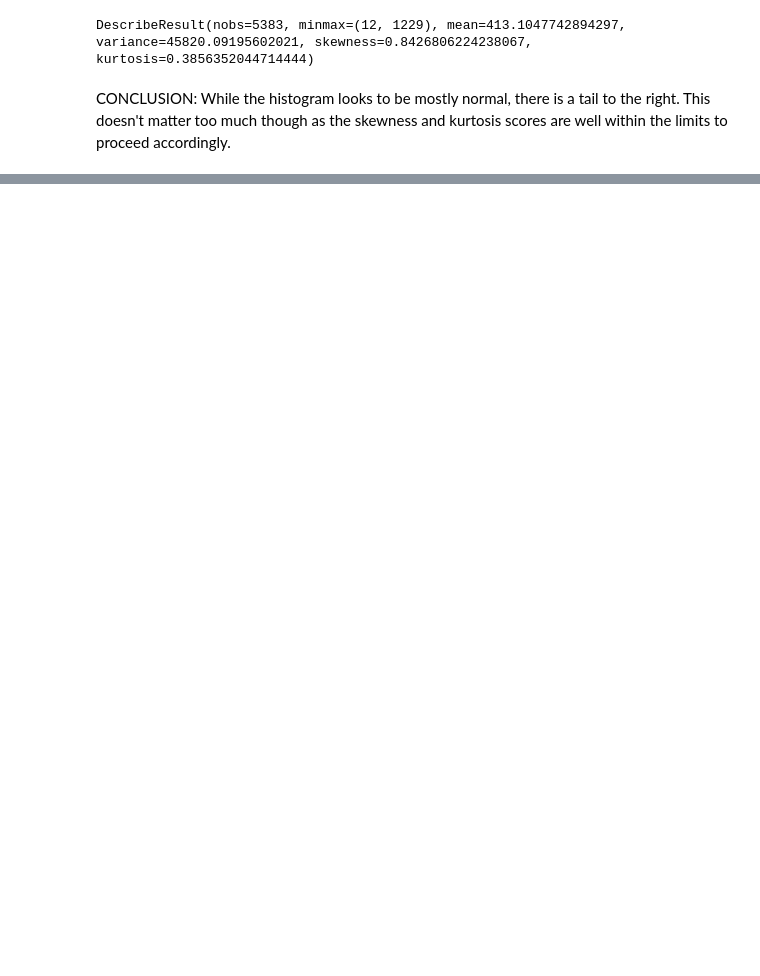
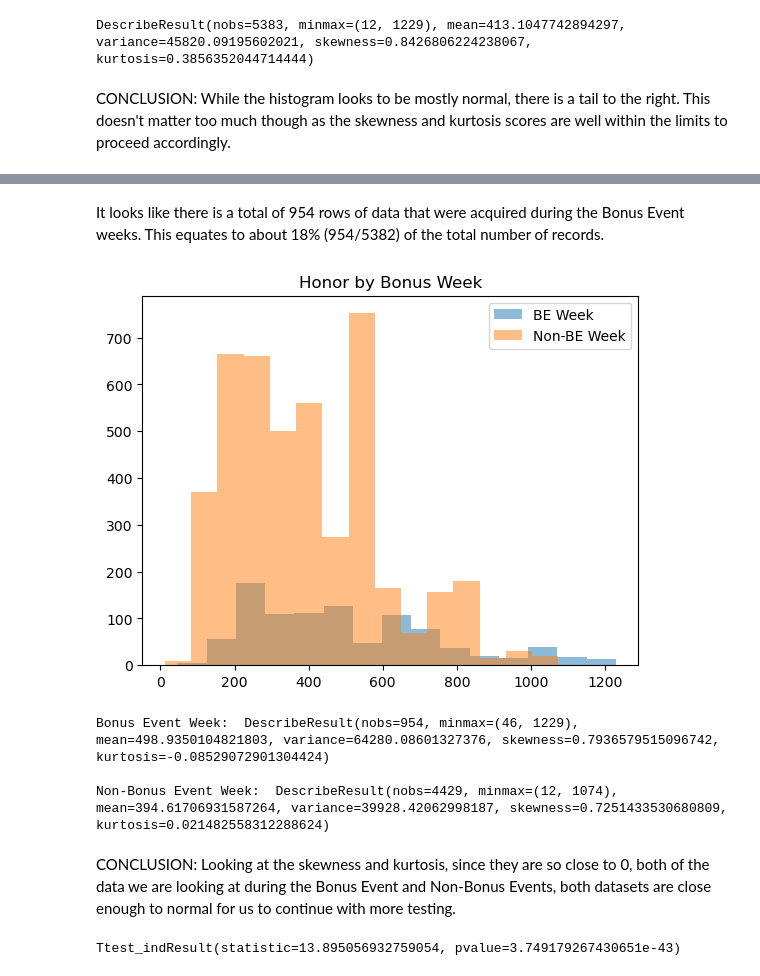
Before and after one commit to Aurelila/wow_data, a Jupyter notebook: world-of-warcraft-bg-dataset.ipynb, the cells around one changed output, grey strips where cells are left out. Cells and saved outputs as stored; diff of their text form; code cells hidden in the pictures; blank space fills up the shorter version.

```diff
--- a/world-of-warcraft-bg-dataset.ipynb
+++ b/world-of-warcraft-bg-dataset.ipynb
@@ -163,3 +163,12 @@ print(stats.describe(wowbgsdf['Honor']))
 DescribeResult(nobs=5383, minmax=(12, 1229), mean=413.1047742894297, variance=45820.09195602021, skewness=0.8426806224238067, kurtosis=0.3856352044714444)
 # %% [markdown]
 CONCLUSION: While the histogram looks to be mostly normal, there is a tail to the right. This doesn't matter too much though as the skewness and kurtosis scores are well within the limits to proceed accordingly.
+# %%
+# Let's split the data into two groups: bonus event and non-bonus event
+print('Bonus Event Weeks:')
+wowbgs_be = wowbgsdf[(wowbgsdf['BE'] == 1)]
+wowbgs_be.info()
+
+print('\n','Non-Bonus Event Weeks:')
+wowbgs_nbe = wowbgsdf[(wowbgsdf['BE'] == 0)]
+wowbgs_nbe.info()
@@ -165,0 +193,23 @@ CONCLUSION: While the histogram looks to be mostly normal, there is a tail to th
+# %% [markdown]
+It looks like there is a total of 954 rows of data that were acquired during the Bonus Event weeks. This equates to about 18% (954/5382) of the total number of records.
+# %%
+plt.hist(wowbgs_be['Honor'], alpha = .5, label= 'BE Week', bins=15)
+plt.hist(wowbgs_nbe['Honor'], alpha = .5, label= 'Non-BE Week', bins=15)
+plt.legend(loc='upper right')
+plt.title('Honor by Bonus Week')
+plt.show()
+
+print('Bonus Event Week: ', stats.describe(wowbgs_be['Honor']), '\n')
+print('Non-Bonus Event Week: ', stats.describe(wowbgs_nbe['Honor']))
+# %% [output]
+[figure, added]
+Bonus Event Week:  DescribeResult(nobs=954, minmax=(46, 1229), mean=498.9350104821803, variance=64280.08601327376, skewness=0.7936579515096742, kurtosis=-0.08529072901304424)
+
+Non-Bonus Event Week:  DescribeResult(nobs=4429, minmax=(12, 1074), mean=394.61706931587264, variance=39928.42062998187, skewness=0.7251433530680809, kurtosis=0.021482558312288624)
+# %% [markdown]
+CONCLUSION: Looking at the skewness and kurtosis, since they are so close to 0, both of the data we are looking at during the Bonus Event and Non-Bonus Events, both datasets are close enough to normal for us to continue with more testing.
+# %%
+# Performing the t-test to see if the two groups have a significant difference:
+stats.ttest_ind(wowbgs_be['Honor'],wowbgs_nbe['Honor'])
+# %% [output]
+Ttest_indResult(statistic=13.895056932759054, pvalue=3.749179267430651e-43)
```
Also changed, not shown: parts of 7 cells of this notebook.
